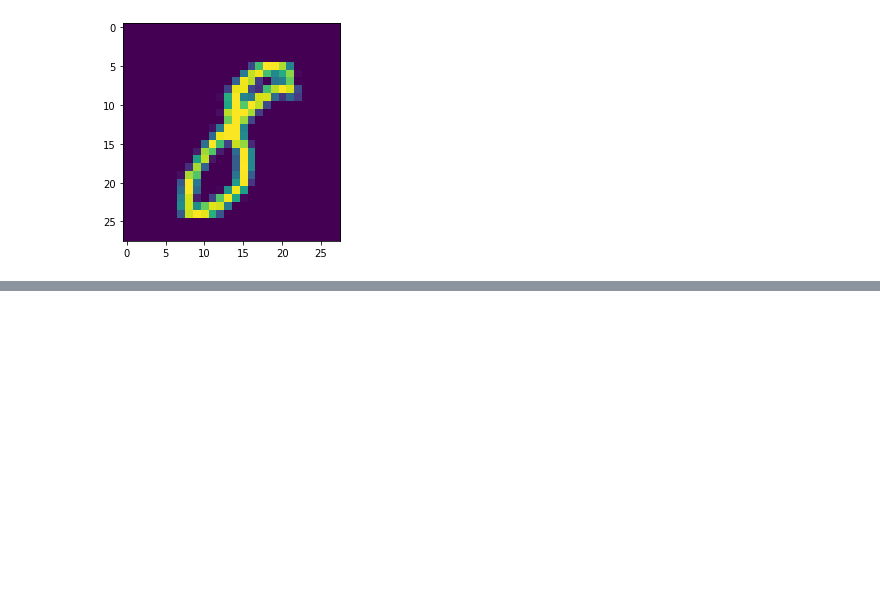
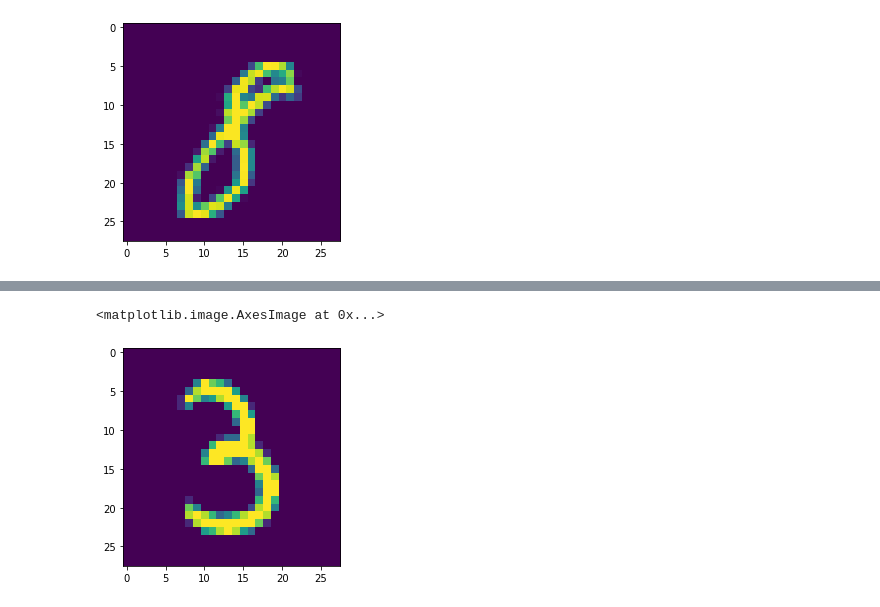
Before and after one commit to creikey/experiments, a Jupyter notebook: mnist_from_scratch.ipynb, the cells around one changed output, grey strips where cells are left out. Cells and saved outputs as stored; diff of their text form; code cells hidden in the pictures; blank space fills up the shorter version.

```diff
--- a/mnist_from_scratch.ipynb
+++ b/mnist_from_scratch.ipynb
@@ -213 +237,6 @@ Loss: 0.3166136385517381
+# %%
+plt.imshow(input_data.reshape((28, 28)))
+# %% [output]
+<matplotlib.image.AxesImage at 0x...>
+[figure, added]
 # %%
```
Also changed, not shown: parts of 15 cells of this notebook.
